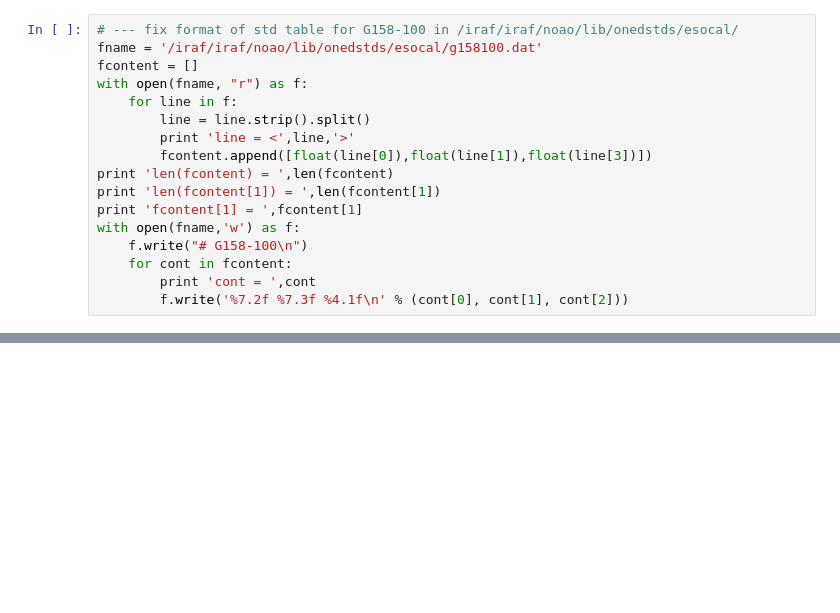
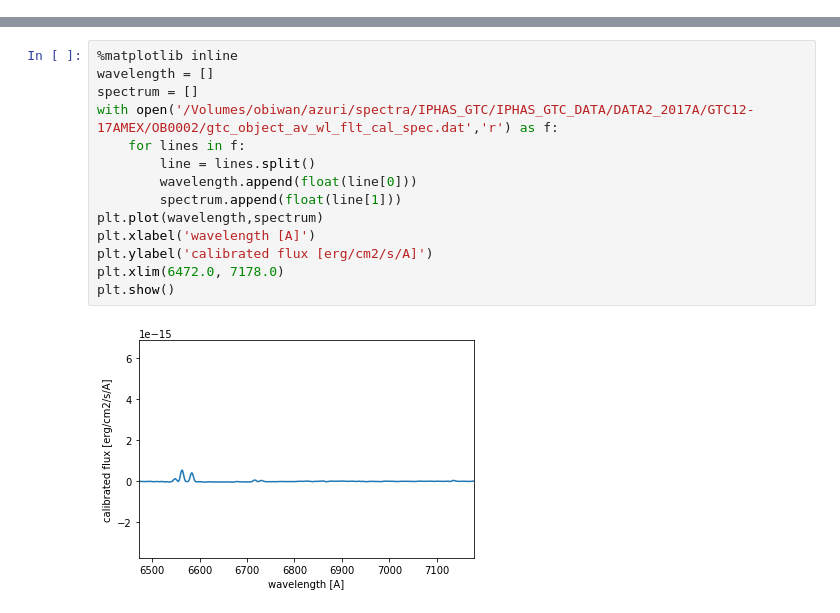
Before and after one commit to ziggyman/python, a Jupyter notebook: pyraf/OSIRIS_extract_nebulae.ipynb, the cells around one changed output, grey strips where cells are left out. Saved outputs shown, nothing was run; the diff lists cells and outputs as text; blank space fills up the shorter version.

```diff
--- a/pyraf/OSIRIS_extract_nebulae.ipynb
+++ b/pyraf/OSIRIS_extract_nebulae.ipynb
@@ -140,17 +0,0 @@ for obs in tab:
-# %%
-# --- fix format of std table for G158-100 in /iraf/iraf/noao/lib/onedstds/esocal/
-fname = '/iraf/iraf/noao/lib/onedstds/esocal/g158100.dat'
-fcontent = []
-with open(fname, "r") as f:
-    for line in f:
-        line = line.strip().split()
-        print 'line = <',line,'>'
-        fcontent.append([float(line[0]),float(line[1]),float(line[3])])
-print 'len(fcontent) = ',len(fcontent)
-print 'len(fcontent[1]) = ',len(fcontent[1])
-print 'fcontent[1] = ',fcontent[1]
-with open(fname,'w') as f:
-    f.write("# G158-100\n")
-    for cont in fcontent:
-        print 'cont = ',cont
-        f.write('%7.2f %7.3f %4.1f\n' % (cont[0], cont[1], cont[2]))
@@ -174,0 +362,16 @@ cont =  [9200.0, 20.78, 13.0]
+# %%
+%matplotlib inline
+wavelength = []
+spectrum = []
+with open('/Volumes/obiwan/azuri/spectra/IPHAS_GTC/IPHAS_GTC_DATA/DATA2_2017A/GTC12-17AMEX/OB0002/gtc_object_av_wl_flt_cal_spec.dat','r') as f:
+    for lines in f:
+        line = lines.split()
+        wavelength.append(float(line[0]))
+        spectrum.append(float(line[1]))
+plt.plot(wavelength,spectrum)
+plt.xlabel('wavelength [A]')
+plt.ylabel('calibrated flux [erg/cm2/s/A]')
+plt.xlim(6472.0, 7178.0)
+plt.show()
+# %% [output]
+[figure, added]
```
Also changed, not shown: parts of 3 cells of this notebook.
